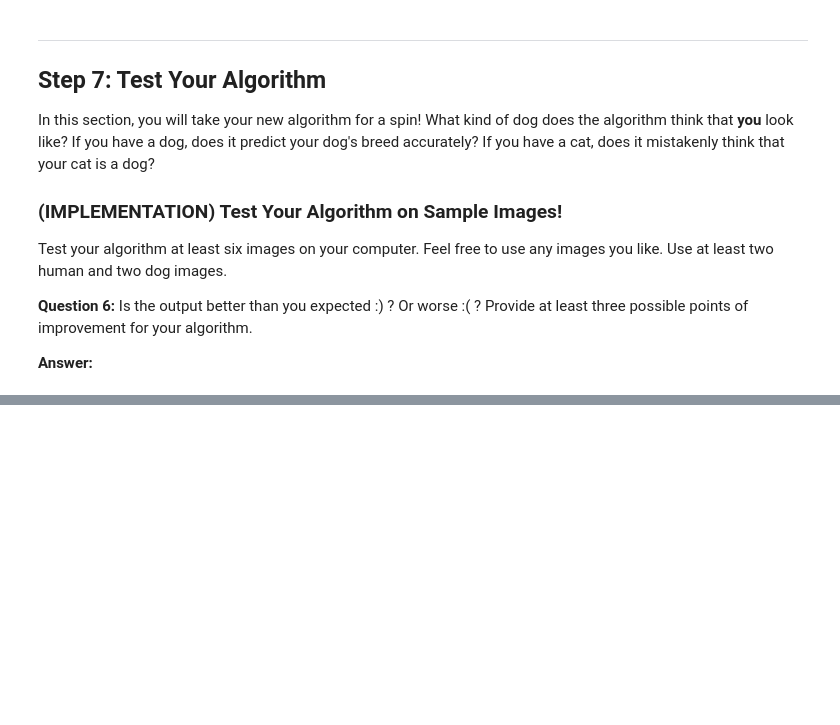
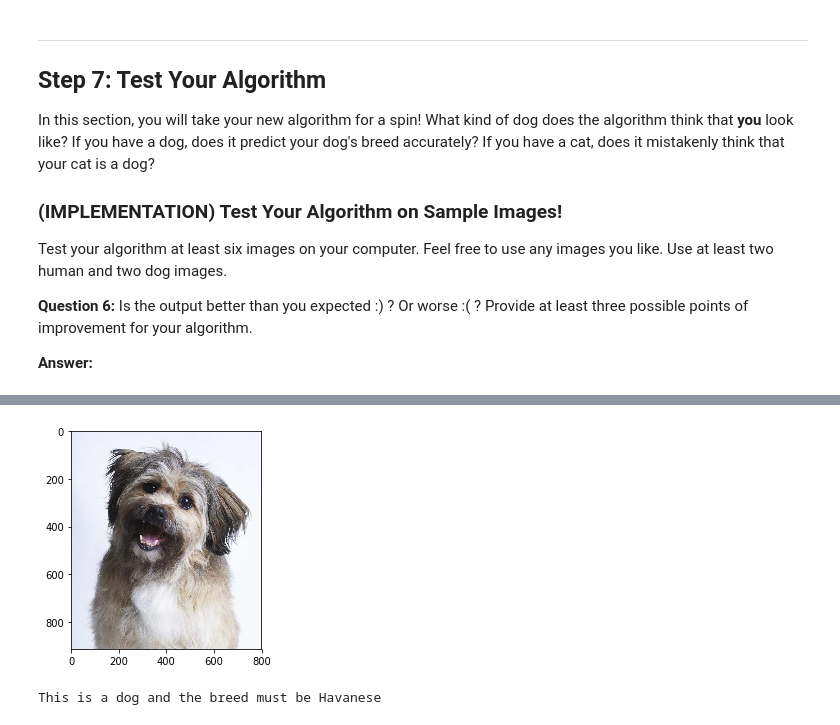
Before and after one commit to carlosmertens/dog-project, a Jupyter notebook: dog_app.ipynb, the cells around one changed output, grey strips where cells are left out. Saved outputs shown, nothing was run; the diff lists cells and outputs as text; code cells hidden in the pictures; blank space fills up the shorter version.

```diff
--- a/dog_app.ipynb
+++ b/dog_app.ipynb
@@ -835,0 +878,5 @@ __Answer:__
+# %%
+classifier('images/test3.jpg')
+# %% [output]
+[figure, added]
+This is a dog and the breed must be Havanese
```
Also changed, not shown: parts of 42 cells of this notebook, 16 other files.
